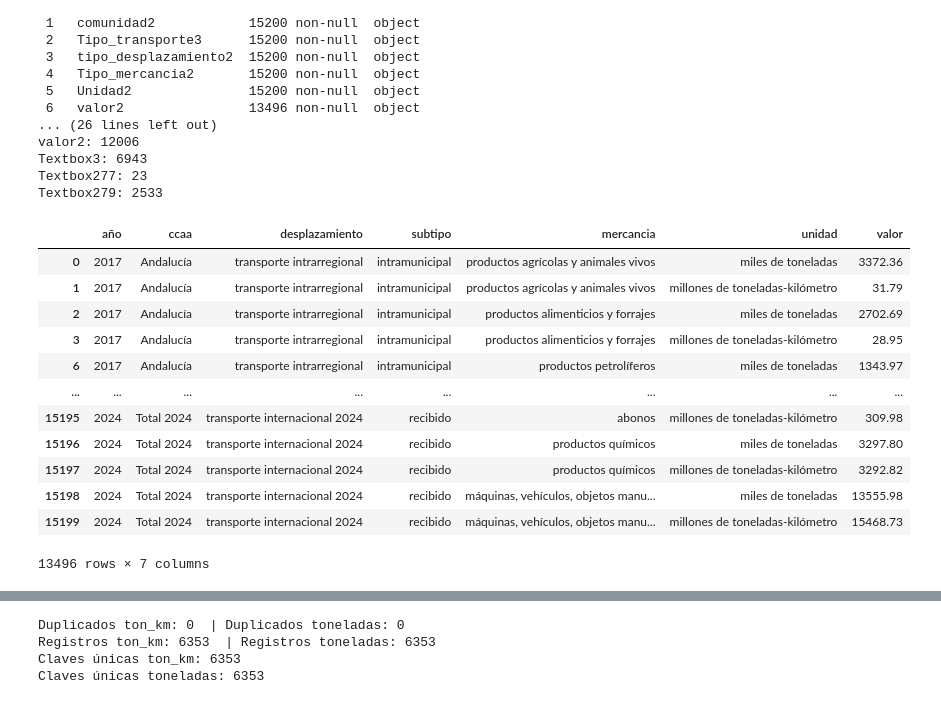
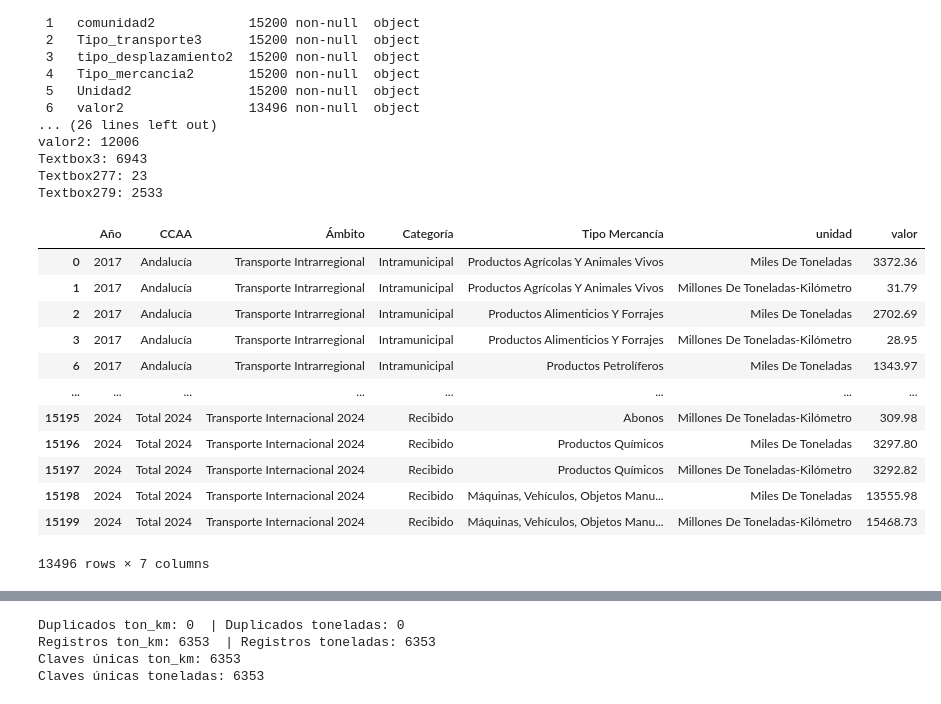
Before and after one commit to esanchezlaulhe1312/transporte_mercancias_carretera, a Jupyter notebook: notebooks/01_exploracion_CO280.ipynb, the cells around one changed output, grey strips where cells are left out. Drawn from its saved outputs; the diff is of its cells as text; code cells hidden in the pictures.

```diff
--- a/notebooks/01_exploracion_CO280.ipynb
+++ b/notebooks/01_exploracion_CO280.ipynb
@@ -124,39 +124,39 @@ Textbox279: 2533
 df_280_copy = df_280.copy()
 
 # Renombrar columnas
-df_280_copy.columns = ['año', 'ccaa', 'desplazamiento', 'subtipo',
-              'mercancia', 'unidad', 'valor', 'textbox3', 'textbox277', 'textbox279']
+df_280_copy.columns = ['Año', 'CCAA', 'Ámbito', 'Categoría',
+              'Tipo Mercancía', 'unidad', 'valor', 'textbox3', 'textbox277', 'textbox279']
 # %%
 # Eliminar columnas innecesarias
 df_280_copy= df_280_copy.drop(columns=['textbox3', 'textbox277', 'textbox279'])
 
 # Normalizar texto
-for c in ['desplazamiento', 'subtipo', 'mercancia', 'unidad']:
-    df_280_copy[c] = df_280_copy[c].astype(str).str.strip().str.lower()
+for c in ['Ámbito', 'Categoría', 'Tipo Mercancía', 'unidad']:
+    df_280_copy[c] = df_280_copy[c].astype(str).str.strip().str.title()
 
 # Convertir valor a numérico
 df_280_copy['valor'] = (df_280_copy['valor']
                .astype(str)
                .str.replace('.', '', regex=False)
                .str.replace(',', '.', regex=False)
                .astype(float))
 
 # Filtrar filas no nulas
 df_280_copy = df_280_copy.dropna(subset=['valor'])
 df_280_copy
 # %% [output]
-|  | año | ccaa | desplazamiento | subtipo | mercancia | unidad | valor |
-| 0 | 2017 | Andalucía | transporte intrarregional | intramunicipal | productos agrícolas y animales vivos | miles de toneladas | 3372.36 |
-| 1 | 2017 | Andalucía | transporte intrarregional | intramunicipal | productos agrícolas y animales vivos | millones de toneladas-kilómetro | 31.79 |
-| 2 | 2017 | Andalucía | transporte intrarregional | intramunicipal | productos alimenticios y forrajes | miles de toneladas | 2702.69 |
-| 3 | 2017 | Andalucía | transporte intrarregional | intramunicipal | productos alimenticios y forrajes | millones de toneladas-kilómetro | 28.95 |
-| 6 | 2017 | Andalucía | transporte intrarregional | intramunicipal | productos petrolíferos | miles de toneladas | 1343.97 |
+|  | Año | CCAA | Ámbito | Categoría | Tipo Mercancía | unidad | valor |
+| 0 | 2017 | Andalucía | Transporte Intrarregional | Intramunicipal | Productos Agrícolas Y Animales Vivos | Miles De Toneladas | 3372.36 |
+| 1 | 2017 | Andalucía | Transporte Intrarregional | Intramunicipal | Productos Agrícolas Y Animales Vivos | Millones De Toneladas-Kilómetro | 31.79 |
+| 2 | 2017 | Andalucía | Transporte Intrarregional | Intramunicipal | Productos Alimenticios Y Forrajes | Miles De Toneladas | 2702.69 |
+| 3 | 2017 | Andalucía | Transporte Intrarregional | Intramunicipal | Productos Alimenticios Y Forrajes | Millones De Toneladas-Kilómetro | 28.95 |
+| 6 | 2017 | Andalucía | Transporte Intrarregional | Intramunicipal | Productos Petrolíferos | Miles De Toneladas | 1343.97 |
 | ... | ... | ... | ... | ... | ... | ... | ... |
-| 15195 | 2024 | Total 2024 | transporte internacional 2024 | recibido | abonos | millones de toneladas-kilómetro | 309.98 |
-| 15196 | 2024 | Total 2024 | transporte internacional 2024 | recibido | productos químicos | miles de toneladas | 3297.80 |
-| 15197 | 2024 | Total 2024 | transporte internacional 2024 | recibido | productos químicos | millones de toneladas-kilómetro | 3292.82 |
-| 15198 | 2024 | Total 2024 | transporte internacional 2024 | recibido | máquinas, vehículos, objetos manu... | miles de toneladas | 13555.98 |
-| 15199 | 2024 | Total 2024 | transporte internacional 2024 | recibido | máquinas, vehículos, objetos manu... | millones de toneladas-kilómetro | 15468.73 |
+| 15195 | 2024 | Total 2024 | Transporte Internacional 2024 | Recibido | Abonos | Millones De Toneladas-Kilómetro | 309.98 |
+| 15196 | 2024 | Total 2024 | Transporte Internacional 2024 | Recibido | Productos Químicos | Miles De Toneladas | 3297.80 |
+| 15197 | 2024 | Total 2024 | Transporte Internacional 2024 | Recibido | Productos Químicos | Millones De Toneladas-Kilómetro | 3292.82 |
+| 15198 | 2024 | Total 2024 | Transporte Internacional 2024 | Recibido | Máquinas, Vehículos, Objetos Manu... | Miles De Toneladas | 13555.98 |
+| 15199 | 2024 | Total 2024 | Transporte Internacional 2024 | Recibido | Máquinas, Vehículos, Objetos Manu... | Millones De Toneladas-Kilómetro | 15468.73 |
 13496 rows × 7 columns
 # %%
 # Quitar los años incrustados (4 dígitos consecutivos) dentro del texto
```
Also changed, not shown: parts of 13 cells of this notebook, 14 other files.
